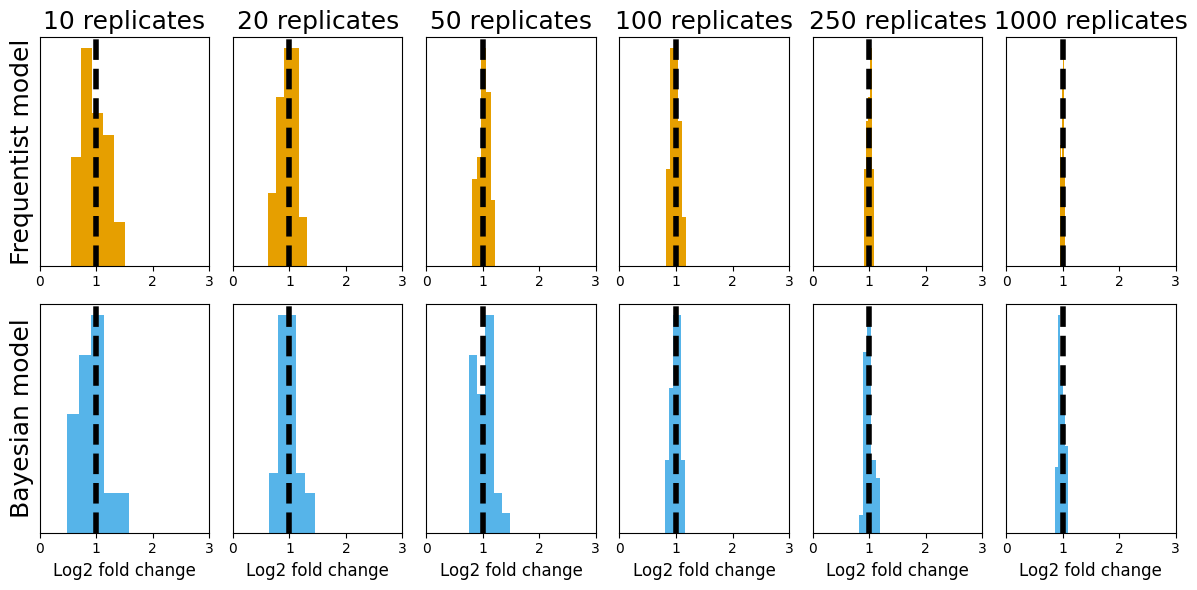
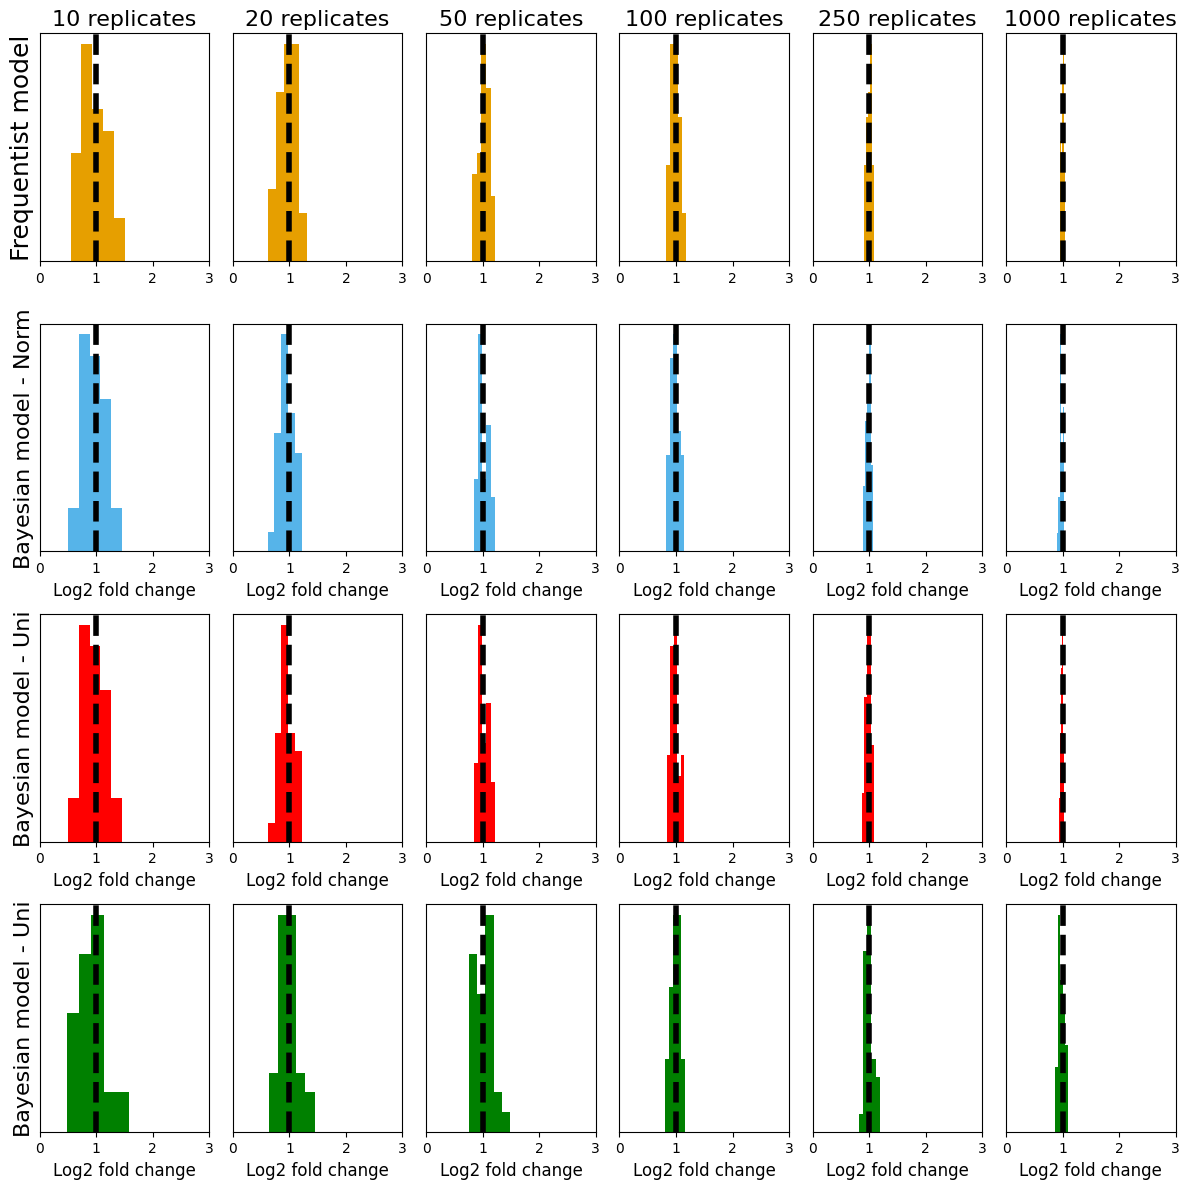
Unified diff of the notebook cell whose output changed from the first chart to the second:
--- before
+++ after
@@ -1,3 +1,3 @@
-fig, ax = plt.subplots(2,6,figsize=(12,6))
+fig, ax = plt.subplots(4,6,figsize=(12,12))
 
 for i in range(6):
@@ -5,12 +5,16 @@
     key = [10, 20, 50, 100, 250, 1000][i]
 
-    data = uniform_priors['Mediator'][
-        uniform_priors['Mediator']["Replicates"] == key].reset_index(drop=True)
-
+    data = wide_norm_priors['Backdoor'][
+        wide_norm_priors['Backdoor']["Replicates"] == key].reset_index(drop=True)
+    uni_data = uniform_priors['Backdoor'][
+        uniform_priors['Backdoor']["Replicates"] == key].reset_index(drop=True)
+    tight_data = tight_norm_priors['Backdoor'][
+        tight_norm_priors['Backdoor']["Replicates"] == key].reset_index(drop=True)
+    
     ax[0, i].axvline(data.loc[0, "Ground_truth"], 
                      color="black", linestyle="dashed", lw=4)
     ax[0, i].hist(data["Eliator"], 
                   bins=5, color="#E69F00")
-    ax[0, i].set_title(f"{key} replicates", size=18)
+    ax[0, i].set_title(f"{key} replicates", size=16)
     ax[0, 0].set_ylabel("Frequentist model", size=18)
 
@@ -19,6 +23,20 @@
     ax[1, i].hist(data["MScausality"], 
                   bins=5, color="#56B4E9")
-    ax[1, 0].set_ylabel("Bayesian model", size=18)
+    ax[1, 0].set_ylabel("Bayesian model - Norm", size=16)
     ax[1, i].set_xlabel("Log2 fold change", size=12)
+
+    ax[2, i].axvline(tight_data.loc[0, "Ground_truth"], 
+                     color="black", linestyle="dashed", lw=4)
+    ax[2, i].hist(tight_data["MScausality"], 
+                  bins=5, color="red")
+    ax[2, 0].set_ylabel("Bayesian model - Uni", size=16)
+    ax[2, i].set_xlabel("Log2 fold change", size=12)
+
+    ax[3, i].axvline(uni_data.loc[0, "Ground_truth"], 
+                     color="black", linestyle="dashed", lw=4)
+    ax[3, i].hist(uni_data["MScausality"], 
+                  bins=5, color="green")
+    ax[3, 0].set_ylabel("Bayesian model - Uni", size=16)
+    ax[3, i].set_xlabel("Log2 fold change", size=12)
 
 plt.setp(ax, xlim=(-0,3), yticks=[])

Commit: igf benchmark